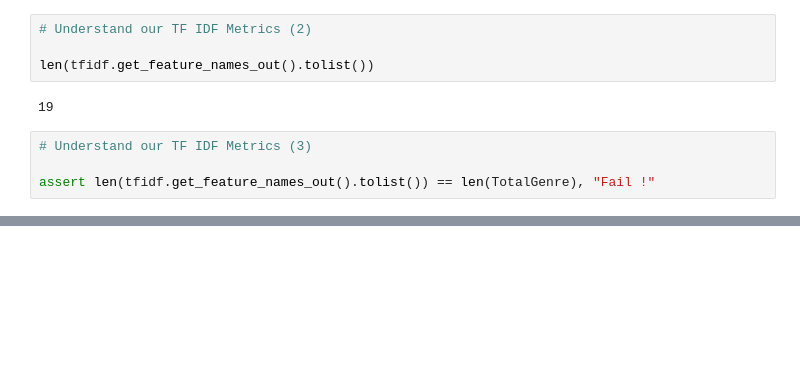
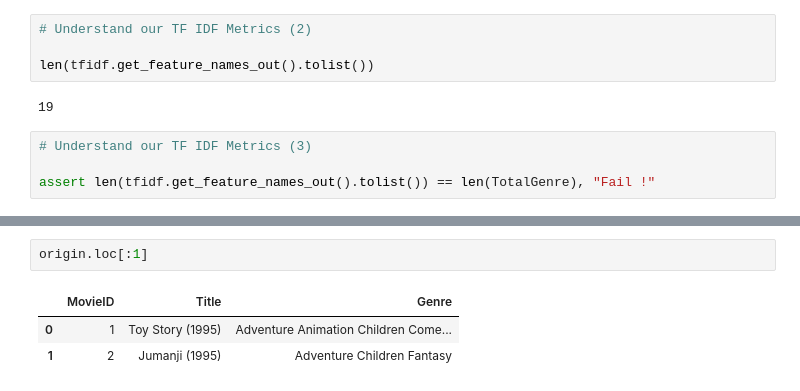
Before and after one commit to Inthari/Caesar, a Jupyter notebook: Lab 01.ipynb, the cells around one changed output, grey strips where cells are left out. Drawn from its saved outputs; the diff is of its cells as text; blank space fills up the shorter version.

```diff
--- a/Lab 01.ipynb
+++ b/Lab 01.ipynb
@@ -164,0 +179,6 @@ assert len(tfidf.get_feature_names_out().tolist()) == len(TotalGenre), "Fail !"
+# %%
+origin.loc[:1]
+# %% [output]
+|  | MovieID | Title | Genre |
+| 0 | 1 | Toy Story (1995) | Adventure Animation Children Come... |
+| 1 | 2 | Jumanji (1995) | Adventure Children Fantasy |
```
Also changed, not shown: parts of 2 cells of this notebook.
